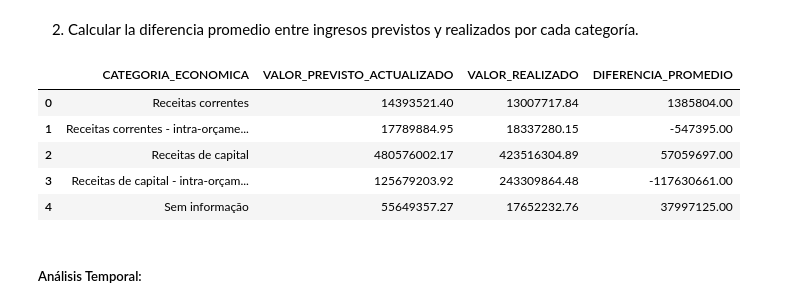
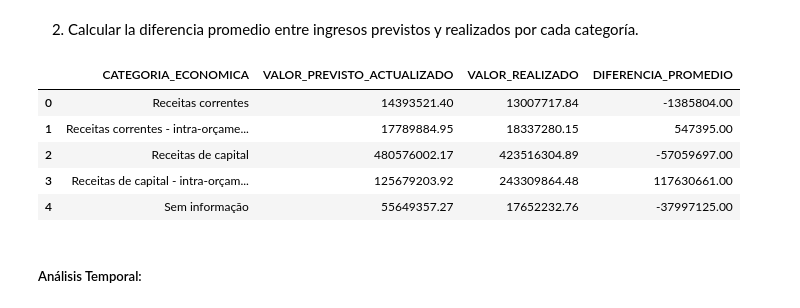
Before and after one commit to santiagorodriguez-dev/Proyecto2-EDA-Ingresos-Publicos-Brasil, a Jupyter notebook: notebooks/Fase_3_Analisis_Visulizacion.ipynb, the cells around one changed output. Drawn from its saved outputs; the diff is of its cells as text; code cells hidden in the pictures.

```diff
--- a/notebooks/Fase_3_Analisis_Visulizacion.ipynb
+++ b/notebooks/Fase_3_Analisis_Visulizacion.ipynb
@@ -95,16 +97,16 @@ display(df_categorias)
 2.  Calcular la diferencia promedio entre ingresos previstos y realizados por cada categoría.
 # %%
 df_categorias_ingresos_promedio = df.groupby(['CATEGORIA_ECONOMICA'])[['VALOR_PREVISTO_ACTUALIZADO', 'VALOR_REALIZADO' ]].mean()
-df_categorias_ingresos_promedio['DIFERENCIA_PROMEDIO'] = np.round(df_categorias_ingresos_promedio['VALOR_PREVISTO_ACTUALIZADO'] - df_categorias_ingresos_promedio['VALOR_REALIZADO'])
+df_categorias_ingresos_promedio['DIFERENCIA_PROMEDIO'] = np.round(df_categorias_ingresos_promedio['VALOR_REALIZADO'] - df_categorias_ingresos_promedio['VALOR_PREVISTO_ACTUALIZADO'])
 df_categorias_ingresos_promedio = df_categorias_ingresos_promedio.reset_index()
 display(df_categorias_ingresos_promedio)
 # %% [output]
 |  | CATEGORIA_ECONOMICA | VALOR_PREVISTO_ACTUALIZADO | VALOR_REALIZADO | DIFERENCIA_PROMEDIO |
-| 0 | Receitas correntes | 14393521.40 | 13007717.84 | 1385804.00 |
-| 1 | Receitas correntes - intra-orçame... | 17789884.95 | 18337280.15 | -547395.00 |
-| 2 | Receitas de capital | 480576002.17 | 423516304.89 | 57059697.00 |
-| 3 | Receitas de capital - intra-orçam... | 125679203.92 | 243309864.48 | -117630661.00 |
-| 4 | Sem informação | 55649357.27 | 17652232.76 | 37997125.00 |
+| 0 | Receitas correntes | 14393521.40 | 13007717.84 | -1385804.00 |
+| 1 | Receitas correntes - intra-orçame... | 17789884.95 | 18337280.15 | 547395.00 |
+| 2 | Receitas de capital | 480576002.17 | 423516304.89 | -57059697.00 |
+| 3 | Receitas de capital - intra-orçam... | 125679203.92 | 243309864.48 | 117630661.00 |
+| 4 | Sem informação | 55649357.27 | 17652232.76 | -37997125.00 |
 # %% [markdown]
 ##### Análisis Temporal:
 # %% [markdown]
```
Also changed, not shown: parts of 9 cells of this notebook.
